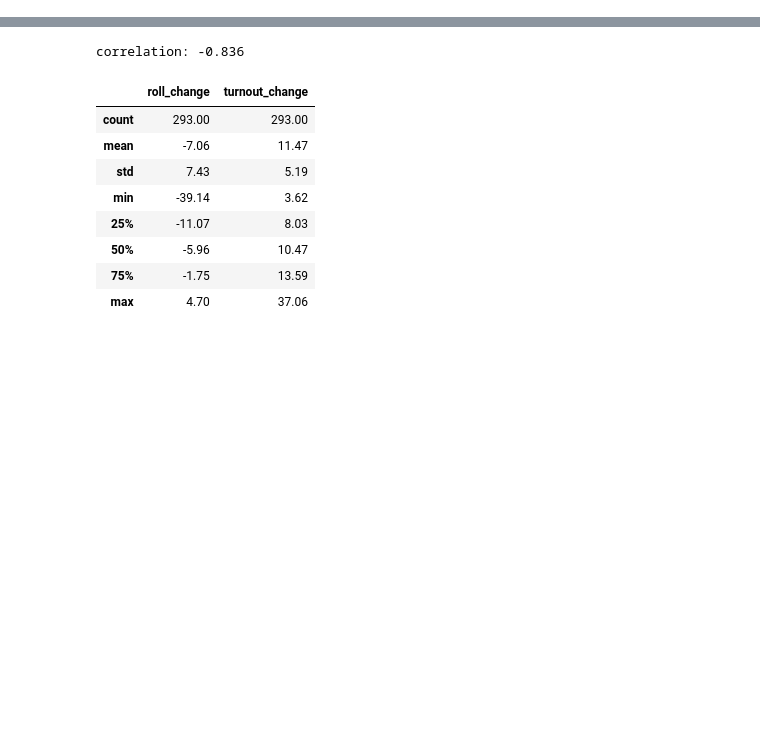
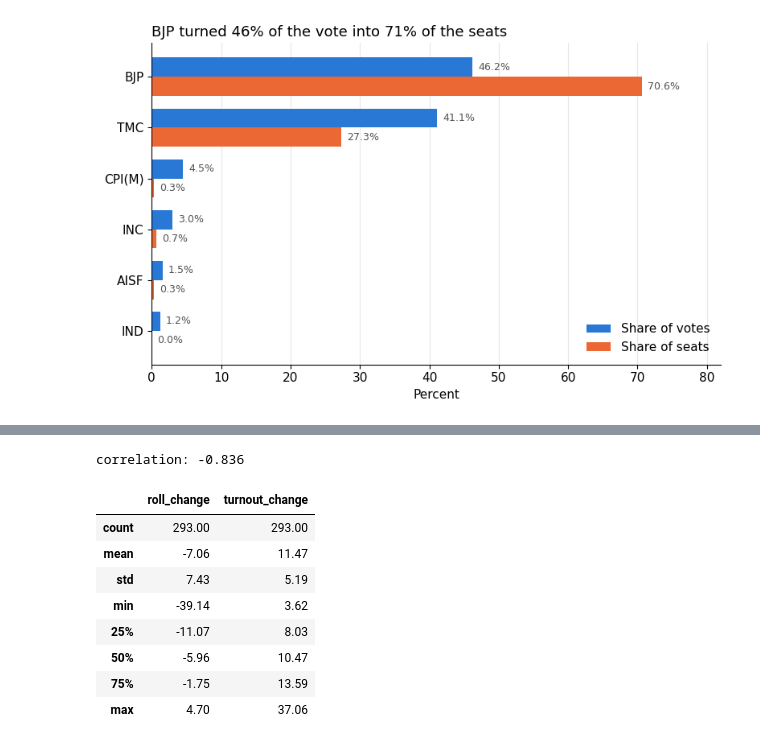
Before and after one commit to notoriouskapil/bengal-election-analysis, a Jupyter notebook: notebooks/charts.ipynb, the cells around one changed output, grey strips where cells are left out. Saved outputs shown, nothing was run; the diff lists cells and outputs as text; code cells hidden in the pictures; blank space fills up the shorter version.

Commit message:
Four charts instead of two
Added vote share vs seat share and regional swing alongside the turnout
scatter and margin distribution. All four render in the notebook and save
to figures/ for the README.

```diff
--- a/notebooks/charts.ipynb
+++ b/notebooks/charts.ipynb
@@ -13,11 +14,9 @@ import matplotlib.pyplot as plt
 
 conn = sqlite3.connect("../bengal_elections.db")
 
-# same look for both charts
-plt.rcParams["figure.figsize"] = (8, 5)
-plt.rcParams["font.size"] = 11
-plt.rcParams["axes.spines.top"] = False
-plt.rcParams["axes.spines.right"] = False
+# same look for every chart
+plt.rcParams.update({"figure.figsize": (8, 5), "font.size": 11,
+                     "axes.spines.top": False, "axes.spines.right": False})
 
 BLUE = "#2a78d6"
 ORANGE = "#eb6834"
@@ -24,0 +29,12 @@ GREY = "#b8b6b0"
+# %%
+q = '''
+WITH v AS (SELECT party, SUM(total_votes)*100.0/(SELECT SUM(total_votes) FROM results WHERE year=2026) AS vote_share
+           FROM results WHERE year=2026 GROUP BY party),
+     s AS (SELECT winner_party AS party, COUNT(*)*100.0/293 AS seat_share
+           FROM winners WHERE year=2026 GROUP BY winner_party)
+SELECT v.party, v.vote_share, COALESCE(s.seat_share, 0) AS seat_share
+FROM v LEFT JOIN s ON s.party = v.party
+WHERE v.vote_share >= 1 ORDER BY v.vote_share
+'''
+a = pd.read_sql(q, conn)   # 293 not 294 - Falta held no poll
+a.round(1)
@@ -24,0 +49,26 @@ GREY = "#b8b6b0"
+# %%
+y = np.arange(len(a))
+h = 0.38
+
+fig, ax = plt.subplots()
+ax.barh(y + h/2, a.vote_share, h, color=BLUE, label="Share of votes")
+ax.barh(y - h/2, a.seat_share, h, color=ORANGE, label="Share of seats")
+
+for i, row in a.iterrows():
+    ax.text(row.vote_share + 0.8, i + h/2, f"{row.vote_share:.1f}%", va="center", fontsize=9, color="#52514e")
+    ax.text(row.seat_share + 0.8, i - h/2, f"{row.seat_share:.1f}%", va="center", fontsize=9, color="#52514e")
+
+ax.set_yticks(y)
+ax.set_yticklabels(a.party)
+ax.set_xlim(0, 82)
+ax.set_xlabel("Percent")
+ax.grid(axis="x", color="#e8e7e3", linewidth=0.8)
+ax.set_axisbelow(True)
+ax.legend(frameon=False, loc="lower right")
+ax.set_title("BJP turned 46% of the vote into 71% of the seats", fontsize=13, loc="left")
+
+fig.tight_layout()
+fig.savefig("../figures/vote_vs_seat_share.png", dpi=150)
+plt.show()
+# %% [output]
+[figure, added]
```
Also changed, not shown: parts of 8 cells of this notebook, 2 other files.
